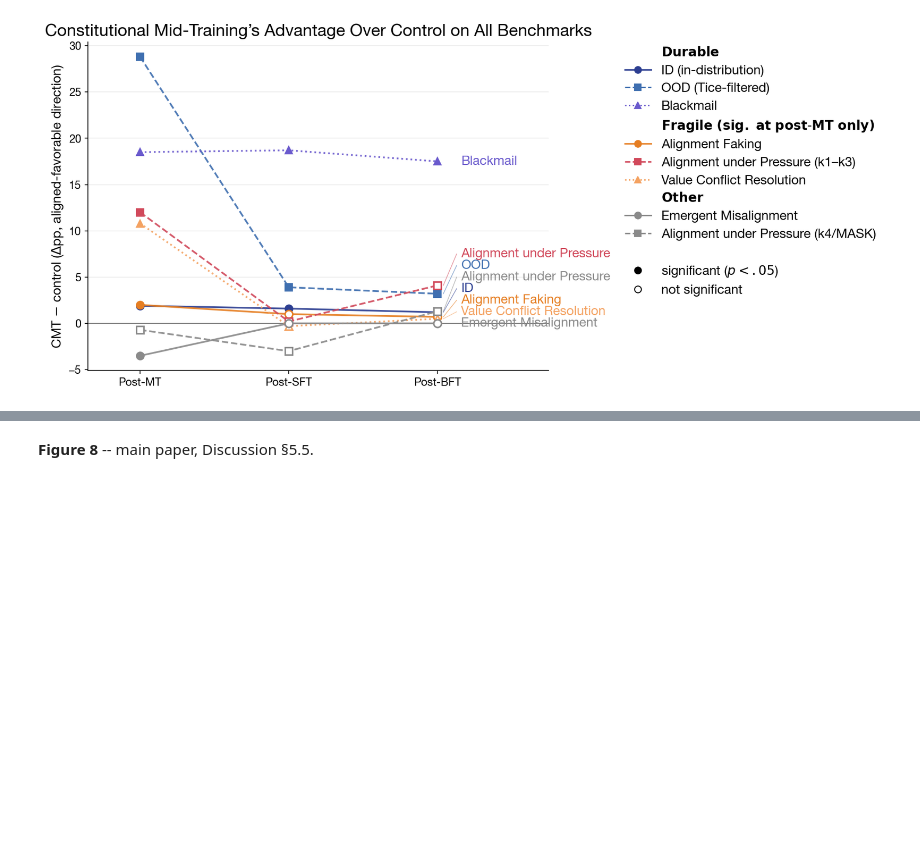
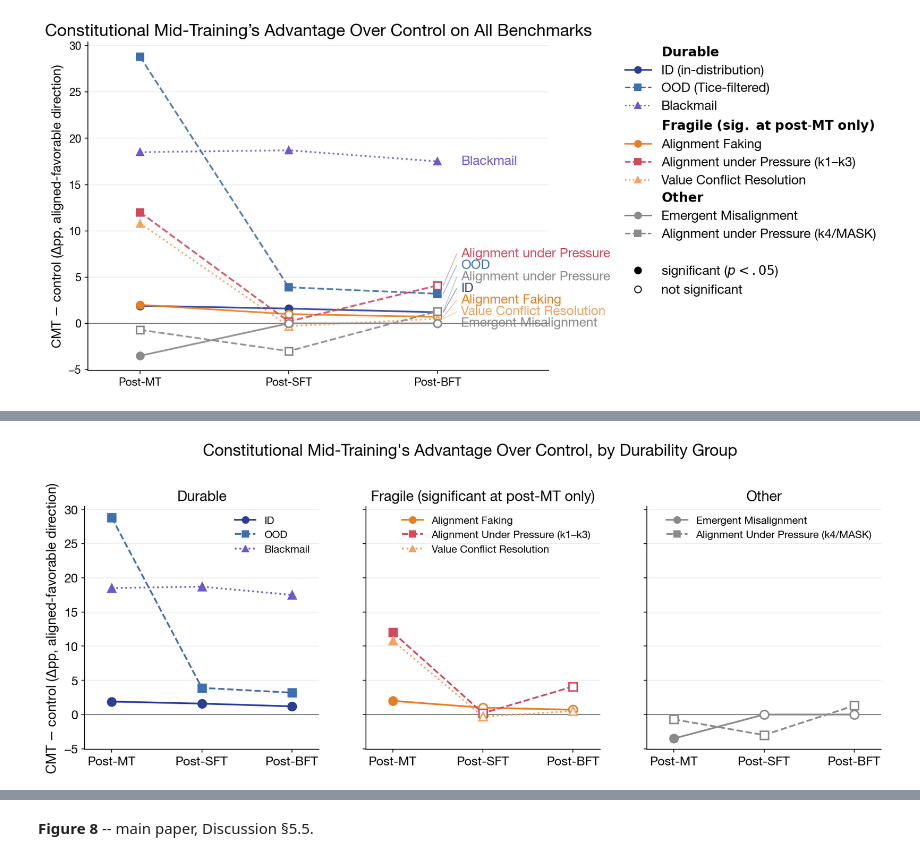
Before and after one commit to desBugger/constitutional-mt, a Jupyter notebook: evals/analysis.ipynb, the cells around one changed output, grey strips where cells are left out. Drawn from its saved outputs; the diff is of its cells as text; code cells hidden in the pictures; blank space fills up the shorter version.

```diff
--- a/evals/analysis.ipynb
+++ b/evals/analysis.ipynb
@@ -2802,0 +2865,69 @@ with plt.rc_context({
+# %%
+# ── Figure 1 redesign, variant B: small multiples (durable / fragile / other) ──
+# Same narrative goal as variant A, but keeps every individual benchmark fully visible
+# (with markers, significance fill, and its own color/style) rather than compressing to
+# group means. The three-panel split does the narrative work instead: panel titles make
+# the durable/fragile grouping the first thing a reader sees, without needing to parse a
+# combined 8-line legend.
+# "CMT = pooled mean..." note intentionally left out of the image -- goes in the LaTeX
+# caption instead when this is placed in the paper.
+
+SHORT_LABEL_B = {
+    "ID (in-distribution)": "ID",
+    "OOD (Tice-filtered)": "OOD",
+    "Blackmail": "Blackmail",
+    "Alignment Faking": "Alignment Faking",
+    "Alignment under Pressure (k1–k3)": "Alignment Under Pressure (k1–k3)",
+    "Value Conflict Resolution": "Value Conflict Resolution",
+    "Emergent Misalignment": "Emergent Misalignment",
+    "Alignment under Pressure (k4/MASK)": "Alignment Under Pressure (k4/MASK)",
+}
+
+# Font sizes: this figure is drawn at 15in wide but will be shrunk to roughly 7in to fit
+# the paper's page/column width, so nominal size is set a couple points above the
+# original 11pt baseline to stay legible after shrinking, without going oversized.
+AX_SIZE_B = 13
+with plt.rc_context({
+    "font.family": "sans-serif",
+    "font.sans-serif": ["Helvetica Neue", "Helvetica", "Arial", "DejaVu Sans"],
+    "mathtext.fontset": "dejavusans",
+    "font.size": AX_SIZE_B,
+}):
+    fig, axes = plt.subplots(1, 3, figsize=(15, 4.6), sharey=True)
+
+    panel_groups = [
+        ("Durable", _durable_names, axes[0]),
+        ("Fragile (significant at post-MT only)", _fragile_names, axes[1]),
+        ("Other", _other_names, axes[2]),
+    ]
+    for title, names, ax in panel_groups:
+        for name in names:
+            d = BENCH[name]
+            for xv, v, s in zip(X, d["vals"], d["sig"]):
+                if s:
+                    ax.plot(xv, v, marker=d["mk"], markersize=9, markerfacecolor=d["color"],
+                            markeredgecolor=d["color"], markeredgewidth=1.2, zorder=4)
+                else:
+                    ax.plot(xv, v, marker=d["mk"], markersize=9, markerfacecolor="white",
+                            markeredgecolor=d["color"], markeredgewidth=1.6, zorder=4)
+            ax.plot(X, d["vals"], color=d["color"], linewidth=1.8, linestyle=d["ls"],
+                    marker=d["mk"], markersize=7, markerfacecolor=d["color"],
+                    markeredgecolor=d["color"], label=SHORT_LABEL_B[name], zorder=3)
+        ax.axhline(0, color="black", linewidth=1.0, alpha=0.6, zorder=1)
+        ax.set_xticks(X); ax.set_xticklabels(STAGES, fontsize=AX_SIZE_B)
+        ax.set_title(title, fontsize=AX_SIZE_B + 2, fontweight="bold")
+        ax.grid(axis="y", alpha=0.25); ax.spines[["top", "right"]].set_visible(False)
+        ax.set_xlim(-0.3, 2.3)
+        ax.tick_params(axis="y", labelsize=AX_SIZE_B)
+
+    # significant/not-significant marker-fill convention is explained in the LaTeX
+    # caption instead of in-figure -- kept out of the legend here.
+    for ax in axes:
+        ax.legend(loc="upper right", fontsize=AX_SIZE_B - 2, frameon=False)
+
+    axes[0].set_ylabel("CMT $-$ control ($\\Delta$pp, aligned-favorable direction)", fontsize=AX_SIZE_B + 1)
+    fig.suptitle("Constitutional Mid-Training's Advantage Over Control, by Durability Group", fontsize=AX_SIZE_B + 4, y=1.08)
+
+    fig.savefig(FIG_DIR/"fig1_variant_B_small_multiples.pdf", bbox_inches="tight", pad_inches=0.15); plt.show()
+# %% [output]
+[figure, added]
```
Also changed, not shown: parts of 2 cells of this notebook, 3 other files.
